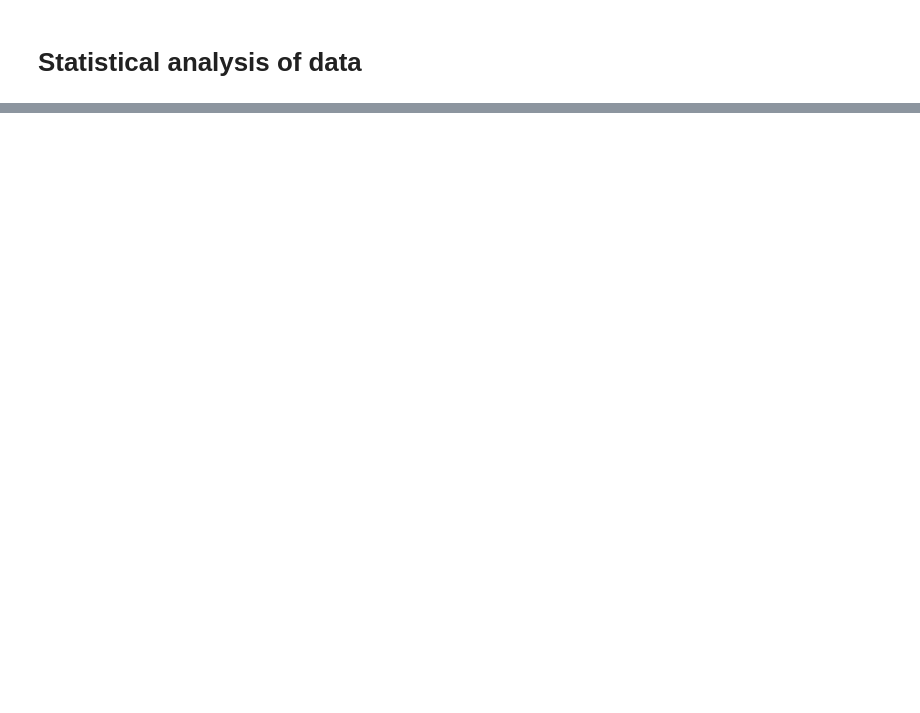
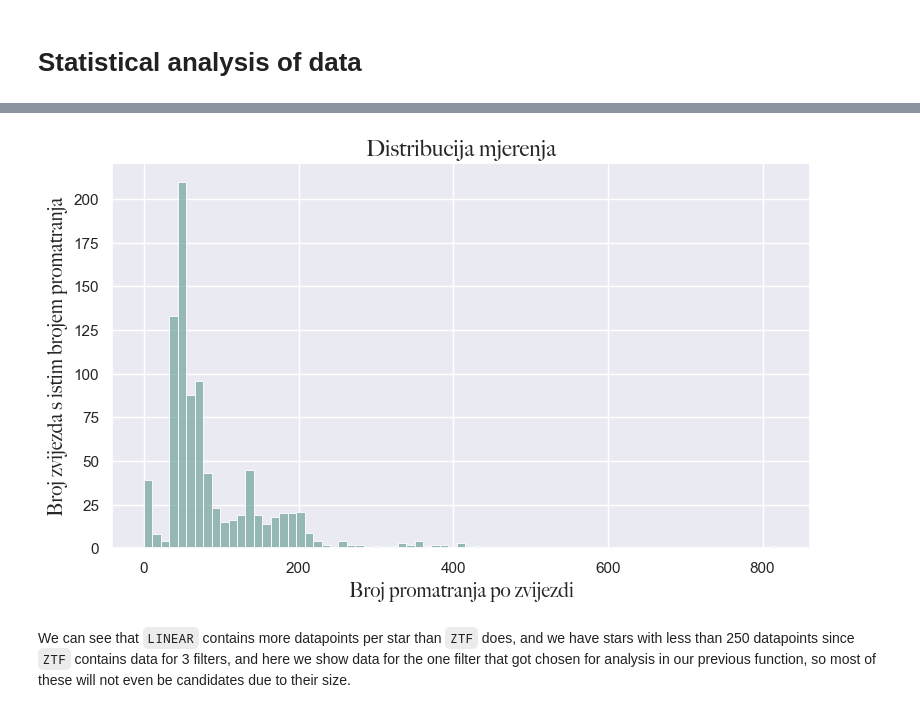
Before and after one commit to emadonev/var_stars, a Jupyter notebook: nbs/04_Analyzing_RR_Lyrae.ipynb, the cells around one changed output, grey strips where cells are left out. Saved outputs shown, nothing was run; the diff lists cells and outputs as text; code cells hidden in the pictures; blank space fills up the shorter version.

```diff
--- a/nbs/04_Analyzing_RR_Lyrae.ipynb
+++ b/nbs/04_Analyzing_RR_Lyrae.ipynb
@@ -173,0 +264,12 @@ Loading data!
+# %%
+plt.figure(figsize=(9,5))
+sns.histplot(data=LC_ANALYSIS['NdataZTF'].to_numpy(),color=turqoise, bins=75) # drawing a histogram of the distribution of measurements
+plt.title('Distribucija mjerenja', fontproperties=font,fontsize=16)
+plt.xlabel('Broj promatranja po zvijezdi', fontproperties=font, fontsize=14)
+plt.ylabel('Broj zvijezda s istim brojem promatranja', fontproperties=font,fontsize=14)
+plt.savefig('../images/ZTF_observations_distribution_rrlyrae.png', dpi=650)
+plt.show()
+# %% [output]
+[figure, added]
+# %% [markdown]
+We can see that `LINEAR` contains more datapoints per star than `ZTF` does, and we have stars with less than 250 datapoints since `ZTF` contains data for 3 filters, and here we show data for the one filter that got chosen for analysis in our previous function, so most of these will not even be candidates due to their size.
```
Also changed, not shown: parts of 24 cells of this notebook, 34 other files.
